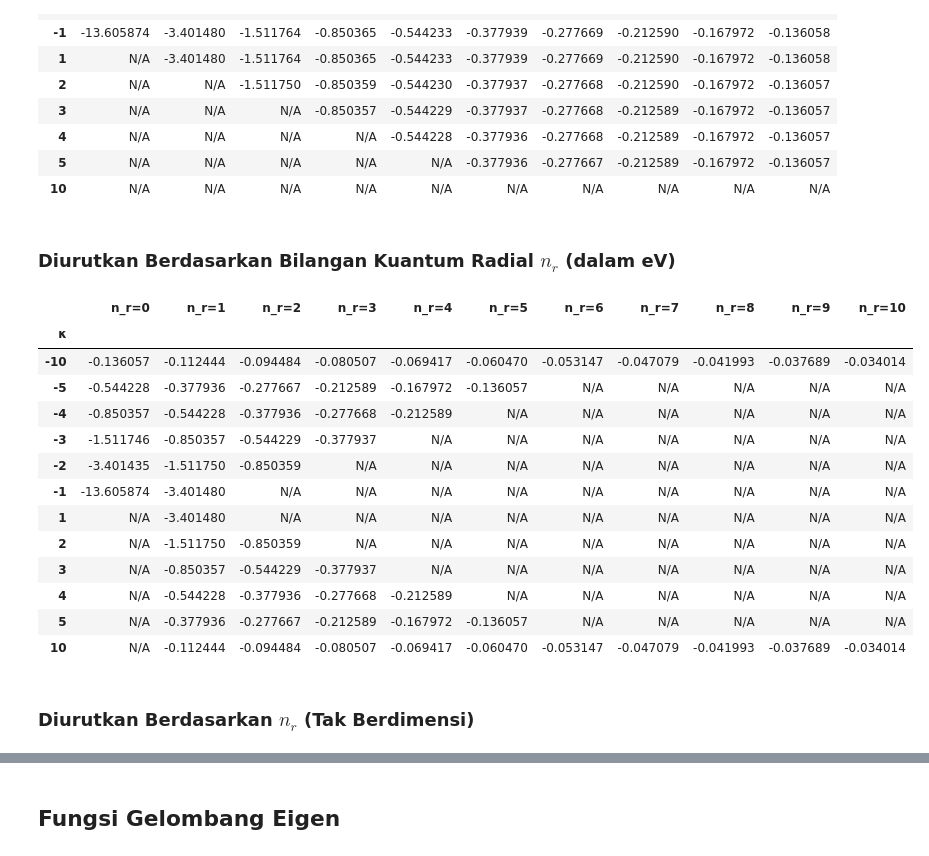
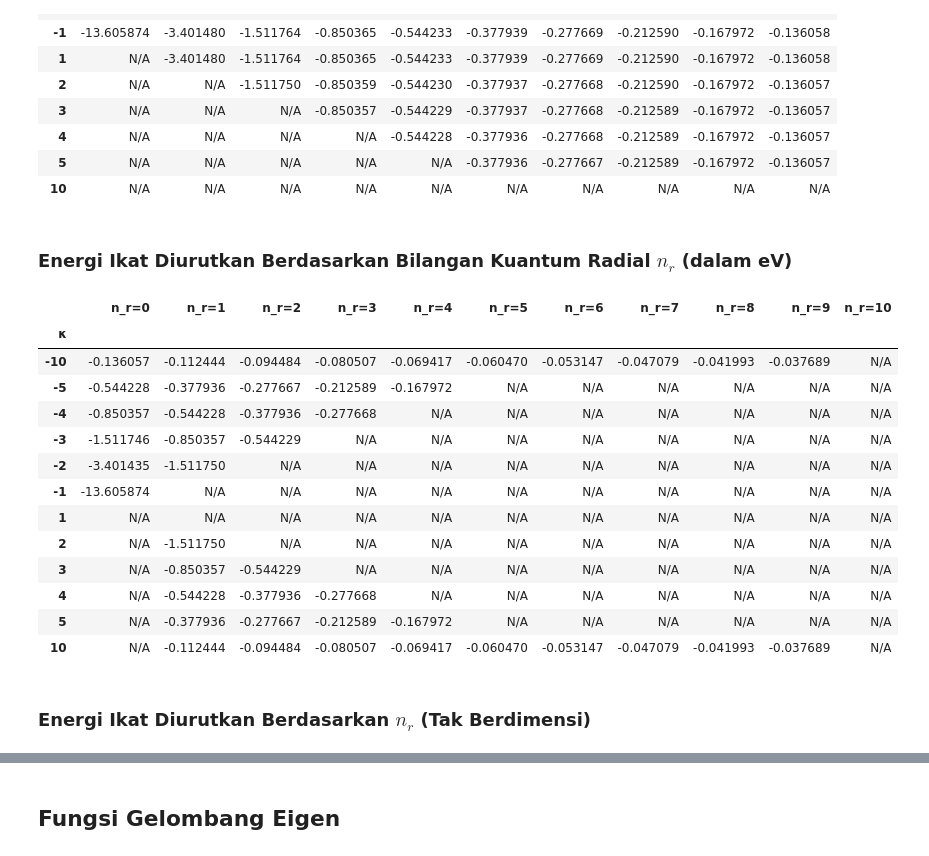
Before and after one commit to oszavla/Dirac-Schwarz, a Jupyter notebook: Persamaan_Dirac_dalam_Ruangwaktu_Datar.ipynb, the cells around one changed output, grey strips where cells are left out. Drawn from its saved outputs; the diff is of its cells as text; code cells hidden in the pictures.

```diff
--- a/Persamaan_Dirac_dalam_Ruangwaktu_Datar.ipynb
+++ b/Persamaan_Dirac_dalam_Ruangwaktu_Datar.ipynb
@@ -33,7 +33,7 @@ for k in kappas:
     epsilon_data[k] = []
     for n_r in N_r_values:
     # --- PHYSICAL SELECTION RULES ---
-      if n_r > abs(k):
+      if n_r >= abs(k):
           # Rule 1: Cannot have negative radial nodes (n >= |k|)
           epsilon = np.nan
       elif n_r == 0 and k > 0:
@@ -457,7 +577,7 @@ display(df_epsilon.style.format("{:.6f}", na_rep="N/A").background_gradient(cmap
 | 5 | N/A | N/A | N/A | N/A | N/A | -0.377936 | -0.277667 | -0.212589 | -0.167972 | -0.136057 |
 | 10 | N/A | N/A | N/A | N/A | N/A | N/A | N/A | N/A | N/A | N/A |
 # %% [markdown]
-### Diurutkan Berdasarkan Bilangan Kuantum Radial $n_r$ (dalam eV)
+### Energi Ikat Diurutkan Berdasarkan Bilangan Kuantum Radial $n_r$ (dalam eV)
 # %%
 import numpy as np
 import pandas as pd
@@ -484,7 +604,7 @@ for k in kappas:
     epsilon_data[k] = []
     for n_r in N_r_values:
     # --- PHYSICAL SELECTION RULES ---
-      if n_r > abs(k):
+      if n_r >= abs(k):
           # Rule 1: Cannot have negative radial nodes (n >= |k|)
           epsilon = np.nan
       elif n_r == 0 and k > 0:
@@ -493,47 +613,47 @@ for k in kappas:
       else:
           gamma_arg = k**2 - (Z*alpha)**2
           if gamma_arg < 0:
                 epsilon = np.nan
           else:
                 gamma = np.sqrt(gamma_arg)
                 denominator = n_r + gamma
                 term = 1 + ((Z*alpha) / denominator)**2
 
                 # Calculate ratio (E_total / E0)
                 epsilon_ratio = np.sqrt(1 / term)
                 # Calculate Total Energy
                 E_total = epsilon_ratio * E0
 
                 # Binding Energy = Total Energy - Rest Mass Energy
                 E_binding = E_total - E0
 
                 epsilon = E_binding
       epsilon_data[k].append(epsilon)
 
 # Create DataFrame
 df_epsilon = pd.DataFrame.from_dict(epsilon_data, orient='index', columns=[f'n_r={n_r}' for n_r in N_r_values])
 df_epsilon.index.name = 'κ'
 
 # Display the table with formatting
 
 display(df_epsilon.style.format("{:.6f}", na_rep="N/A").background_gradient(cmap='viridis', axis=None))
 # %% [output]
 |  | n_r=0 | n_r=1 | n_r=2 | n_r=3 | n_r=4 | n_r=5 | n_r=6 | n_r=7 | n_r=8 | n_r=9 | n_r=10 |
 | κ |  |  |  |  |  |  |  |  |  |  |  |
-| -10 | -0.136057 | -0.112444 | -0.094484 | -0.080507 | -0.069417 | -0.060470 | -0.053147 | -0.047079 | -0.041993 | -0.037689 | -0.034014 |
-| -5 | -0.544228 | -0.377936 | -0.277667 | -0.212589 | -0.167972 | -0.136057 | N/A | N/A | N/A | N/A | N/A |
-| -4 | -0.850357 | -0.544228 | -0.377936 | -0.277668 | -0.212589 | N/A | N/A | N/A | N/A | N/A | N/A |
-| -3 | -1.511746 | -0.850357 | -0.544229 | -0.377937 | N/A | N/A | N/A | N/A | N/A | N/A | N/A |
-| -2 | -3.401435 | -1.511750 | -0.850359 | N/A | N/A | N/A | N/A | N/A | N/A | N/A | N/A |
-| -1 | -13.605874 | -3.401480 | N/A | N/A | N/A | N/A | N/A | N/A | N/A | N/A | N/A |
-| 1 | N/A | -3.401480 | N/A | N/A | N/A | N/A | N/A | N/A | N/A | N/A | N/A |
-| 2 | N/A | -1.511750 | -0.850359 | N/A | N/A | N/A | N/A | N/A | N/A | N/A | N/A |
-| 3 | N/A | -0.850357 | -0.544229 | -0.377937 | N/A | N/A | N/A | N/A | N/A | N/A | N/A |
-| 4 | N/A | -0.544228 | -0.377936 | -0.277668 | -0.212589 | N/A | N/A | N/A | N/A | N/A | N/A |
-| 5 | N/A | -0.377936 | -0.277667 | -0.212589 | -0.167972 | -0.136057 | N/A | N/A | N/A | N/A | N/A |
-| 10 | N/A | -0.112444 | -0.094484 | -0.080507 | -0.069417 | -0.060470 | -0.053147 | -0.047079 | -0.041993 | -0.037689 | -0.034014 |
+| -10 | -0.136057 | -0.112444 | -0.094484 | -0.080507 | -0.069417 | -0.060470 | -0.053147 | -0.047079 | -0.041993 | -0.037689 | N/A |
+| -5 | -0.544228 | -0.377936 | -0.277667 | -0.212589 | -0.167972 | N/A | N/A | N/A | N/A | N/A | N/A |
+| -4 | -0.850357 | -0.544228 | -0.377936 | -0.277668 | N/A | N/A | N/A | N/A | N/A | N/A | N/A |
+| -3 | -1.511746 | -0.850357 | -0.544229 | N/A | N/A | N/A | N/A | N/A | N/A | N/A | N/A |
+| -2 | -3.401435 | -1.511750 | N/A | N/A | N/A | N/A | N/A | N/A | N/A | N/A | N/A |
+| -1 | -13.605874 | N/A | N/A | N/A | N/A | N/A | N/A | N/A | N/A | N/A | N/A |
+| 1 | N/A | N/A | N/A | N/A | N/A | N/A | N/A | N/A | N/A | N/A | N/A |
+| 2 | N/A | -1.511750 | N/A | N/A | N/A | N/A | N/A | N/A | N/A | N/A | N/A |
+| 3 | N/A | -0.850357 | -0.544229 | N/A | N/A | N/A | N/A | N/A | N/A | N/A | N/A |
+| 4 | N/A | -0.544228 | -0.377936 | -0.277668 | N/A | N/A | N/A | N/A | N/A | N/A | N/A |
+| 5 | N/A | -0.377936 | -0.277667 | -0.212589 | -0.167972 | N/A | N/A | N/A | N/A | N/A | N/A |
+| 10 | N/A | -0.112444 | -0.094484 | -0.080507 | -0.069417 | -0.060470 | -0.053147 | -0.047079 | -0.041993 | -0.037689 | N/A |
 # %% [markdown]
-### Diurutkan Berdasarkan $n_r$ (Tak Berdimensi)
+### Energi Ikat Diurutkan Berdasarkan $n_r$ (Tak Berdimensi)
 # %%
 import numpy as np
 import pandas as pd
```
Also changed, not shown: parts of 8 cells of this notebook.
